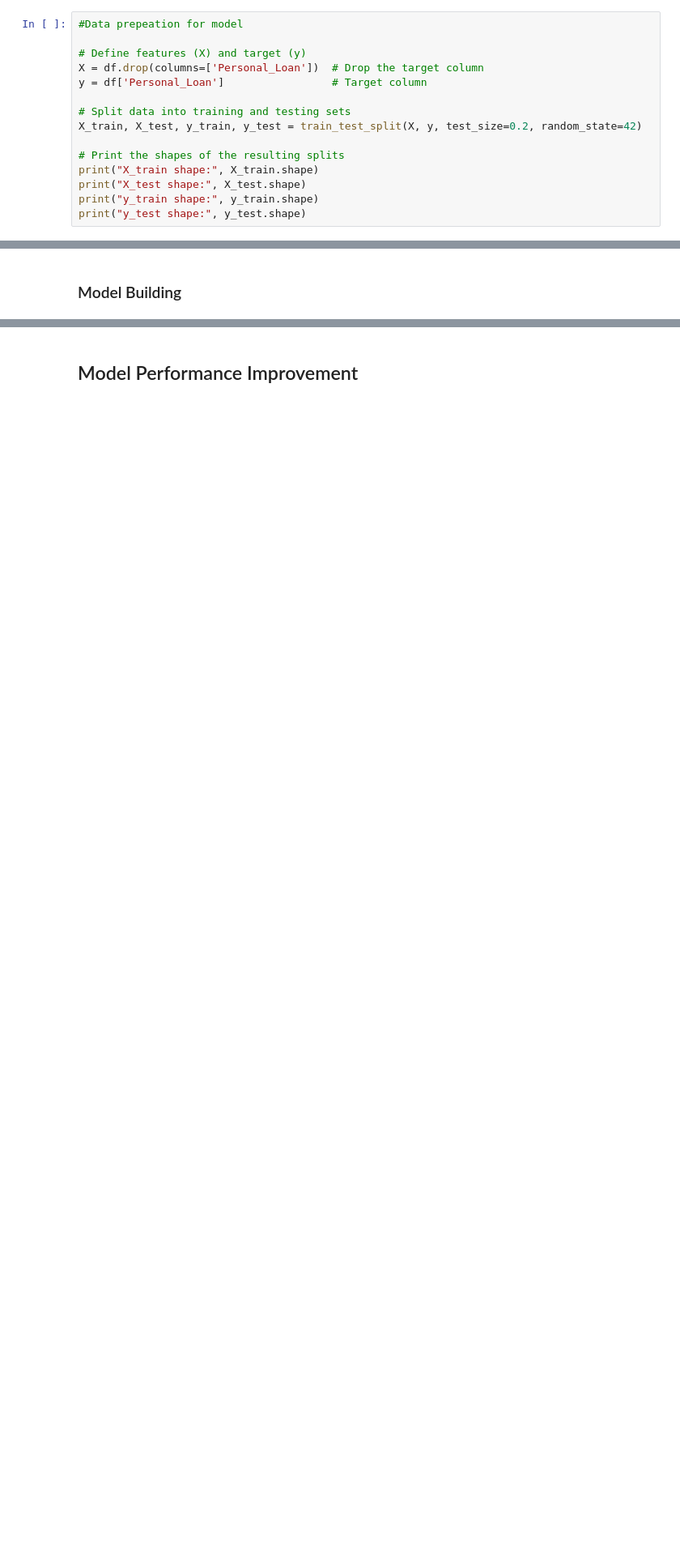
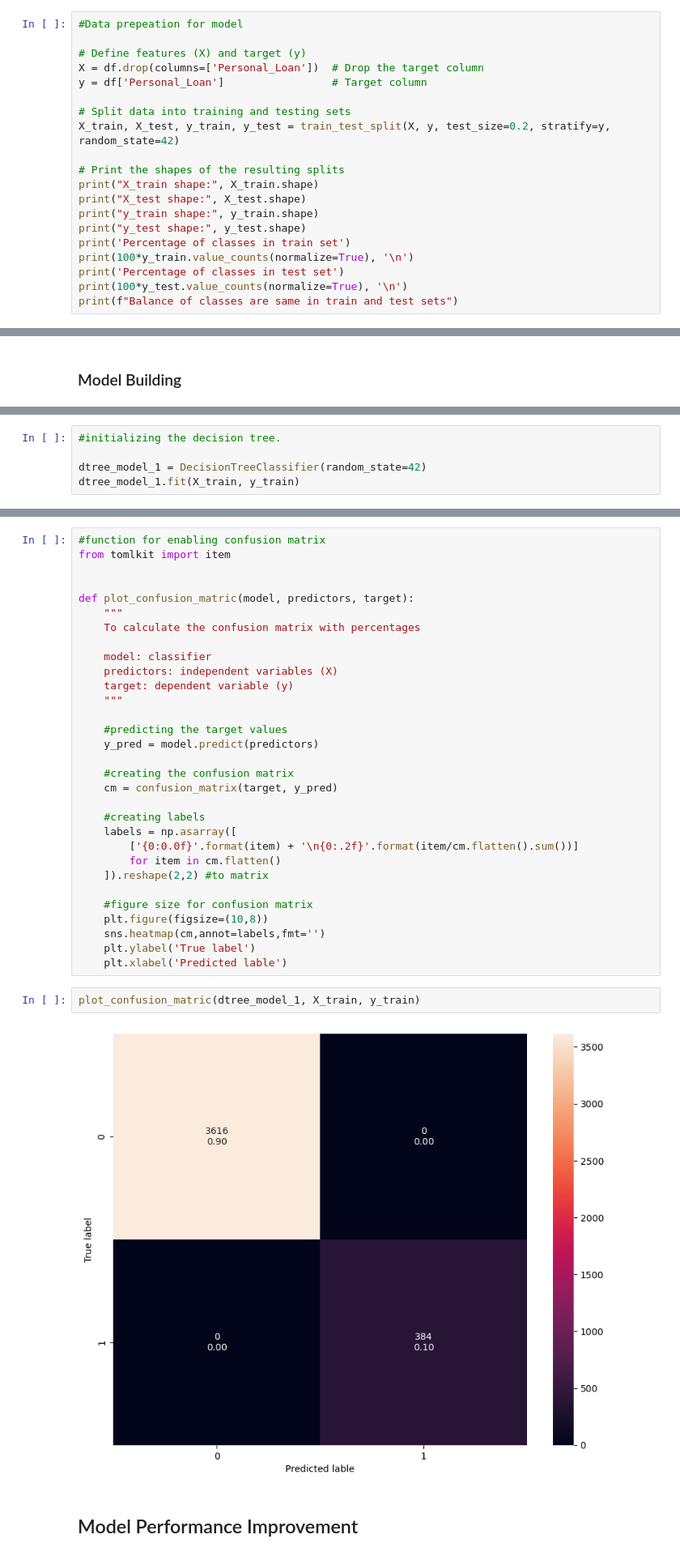
Before and after one commit to ravitejagunty/ml-projects, a Jupyter notebook: second-project/AIML_ML_Project_full_code_notebook.ipynb, the cells around one changed output, grey strips where cells are left out. Shown at 81% size. Saved outputs shown, nothing was run; the diff lists cells and outputs as text; blank space fills up the shorter version.

Commit message:
training the model, creating confusion matrix and calculating scores

```diff
--- a/second-project/AIML_ML_Project_full_code_notebook.ipynb
+++ b/second-project/AIML_ML_Project_full_code_notebook.ipynb
@@ -289,13 +300,18 @@ X = df.drop(columns=['Personal_Loan'])  # Drop the target column
 y = df['Personal_Loan']                 # Target column
 
 # Split data into training and testing sets
-X_train, X_test, y_train, y_test = train_test_split(X, y, test_size=0.2, random_state=42)
+X_train, X_test, y_train, y_test = train_test_split(X, y, test_size=0.2, stratify=y, random_state=42)
 
 # Print the shapes of the resulting splits
 print("X_train shape:", X_train.shape)
 print("X_test shape:", X_test.shape)
 print("y_train shape:", y_train.shape)
 print("y_test shape:", y_test.shape)
+print('Percentage of classes in train set')
+print(100*y_train.value_counts(normalize=True), '\n')
+print('Percentage of classes in test set')
+print(100*y_test.value_counts(normalize=True), '\n')
+print(f"Balance of classes are same in train and test sets")
 # %% [output]
 X_train shape: (4000, 10)
 X_test shape: (1000, 10)
@@ -340,0 +341,5 @@ print(importance_df)
+# %%
+#initializing the decision tree.
+
+dtree_model_1 = DecisionTreeClassifier(random_state=42)
+dtree_model_1.fit(X_train, y_train)
@@ -341,3 +378,38 @@ print(importance_df)
+# %%
+#function for enabling confusion matrix
+from tomlkit import item
+
+
+def plot_confusion_matric(model, predictors, target):
+    """
+    To calculate the confusion matrix with percentages
+
+    model: classifier
+    predictors: independent variables (X)
+    target: dependent variable (y)
+    """
+
+    #predicting the target values
+    y_pred = model.predict(predictors)
+
+    #creating the confusion matrix
+    cm = confusion_matrix(target, y_pred)
+
+    #creating labels
+    labels = np.asarray([
+        ['{0:0.0f}'.format(item) + '\n{0:.2f}'.format(item/cm.flatten().sum())]
+        for item in cm.flatten()
+    ]).reshape(2,2) #to matrix
+
+    #figure size for confusion matrix
+    plt.figure(figsize=(10,8))
+    sns.heatmap(cm,annot=labels,fmt='')
+    plt.ylabel('True label')
+    plt.xlabel('Predicted lable')
+# %%
+plot_confusion_matric(dtree_model_1, X_train, y_train)
+# %% [output]
+[figure, added]
 # %% [markdown]
 ## Model Performance Improvement
 # %% [markdown]
```
Also changed, not shown: parts of 6 cells of this notebook.
